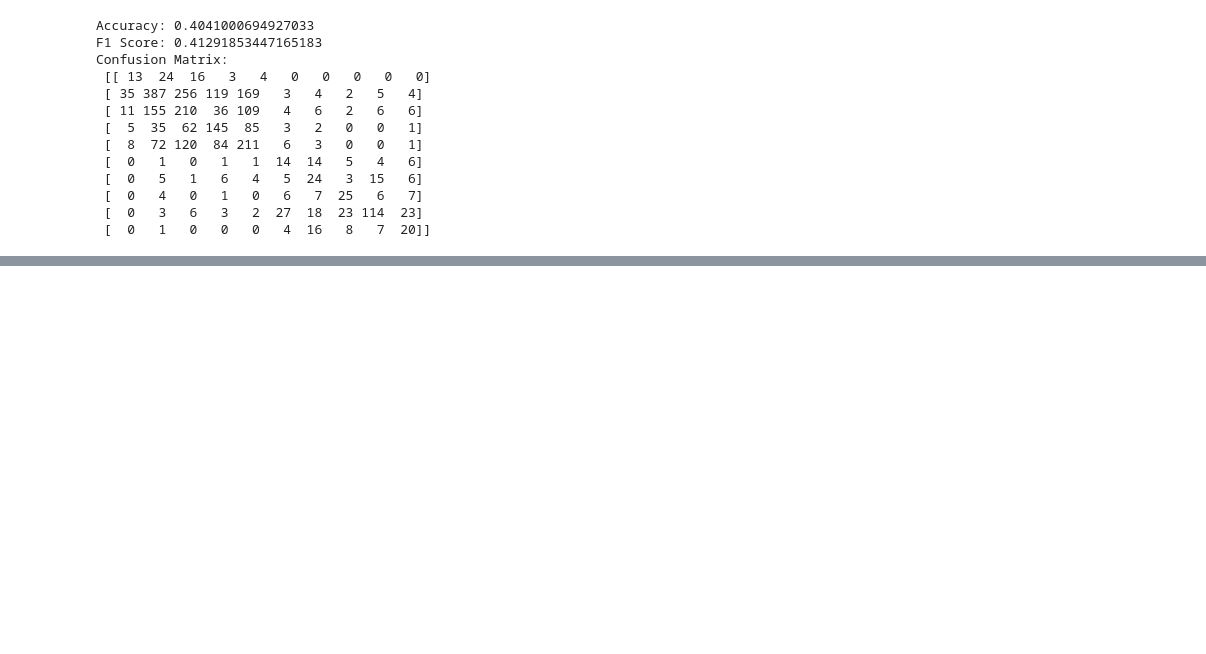
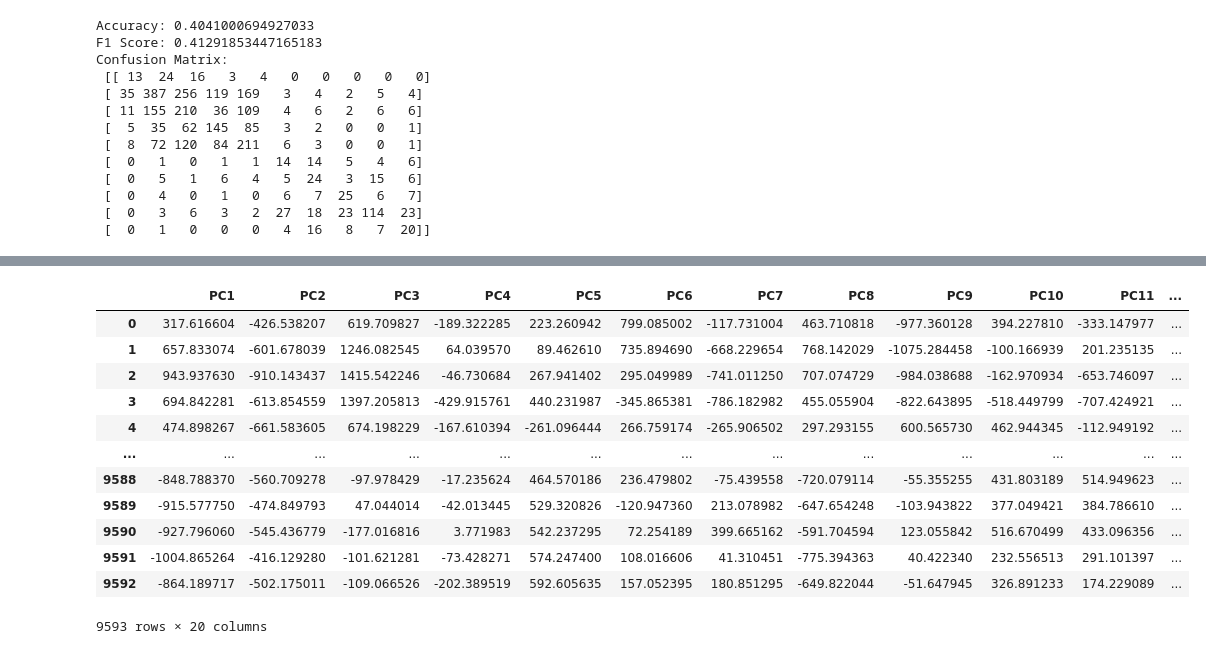
Before and after one commit to Suhail270/DMML, a Jupyter notebook: Coursework/Part 1/Models-PCA.ipynb, the cells around one changed output, grey strips where cells are left out. Drawn from its saved outputs; the diff is of its cells as text; code cells hidden in the pictures; blank space fills up the shorter version.

```diff
--- a/Coursework/Part 1/Models-PCA.ipynb
+++ b/Coursework/Part 1/Models-PCA.ipynb
@@ -1659,0 +1808,24 @@ Confusion Matrix:
+# %%
+from sklearn.decomposition import PCA
+
+def pcadata(X_train ,Y_train, n_comp):
+
+    merged_data = pd.concat([X_train, Y_train], axis=1)
+    merged_data.columns.values[-1] = 'label'
+    class_data = {}
+    for class_label in range(10):
+        class_data[class_label] = merged_data[merged_data['label'] == class_label]
+
+    pca_results = []
+    n_components = n_comp
+
+    for class_label, class_df in class_data.items():
+        features = class_df.drop('label', axis=1)
+        pca = PCA(n_components=n_components)
+        X_pca = pca.fit_transform(features)
+        df_pca = pd.DataFrame(data=X_pca, columns=[f'PC{i+1}' for i in range(n_components)])
+        pca_results.append(df_pca)
+
+    pcacombined = pd.concat(pca_results, ignore_index=True)
+
+    return pcacombined
@@ -1659,0 +1887,17 @@ Confusion Matrix:
+# %%
+df_pca_top20_out=pcadata(x_train_no_outliers,y_train_no_outliers,20)
+df_pca_top20_out
+# %% [output]
+|  | PC1 | PC2 | PC3 | PC4 | PC5 | PC6 | PC7 | PC8 | PC9 | PC10 | PC11 | ... |
+| 0 | 317.616604 | -426.538207 | 619.709827 | -189.322285 | 223.260942 | 799.085002 | -117.731004 | 463.710818 | -977.360128 | 394.227810 | -333.147977 | ... |
+| 1 | 657.833074 | -601.678039 | 1246.082545 | 64.039570 | 89.462610 | 735.894690 | -668.229654 | 768.142029 | -1075.284458 | -100.166939 | 201.235135 | ... |
+| 2 | 943.937630 | -910.143437 | 1415.542246 | -46.730684 | 267.941402 | 295.049989 | -741.011250 | 707.074729 | -984.038688 | -162.970934 | -653.746097 | ... |
+| 3 | 694.842281 | -613.854559 | 1397.205813 | -429.915761 | 440.231987 | -345.865381 | -786.182982 | 455.055904 | -822.643895 | -518.449799 | -707.424921 | ... |
+| 4 | 474.898267 | -661.583605 | 674.198229 | -167.610394 | -261.096444 | 266.759174 | -265.906502 | 297.293155 | 600.565730 | 462.944345 | -112.949192 | ... |
+| ... | ... | ... | ... | ... | ... | ... | ... | ... | ... | ... | ... | ... |
+| 9588 | -848.788370 | -560.709278 | -97.978429 | -17.235624 | 464.570186 | 236.479802 | -75.439558 | -720.079114 | -55.355255 | 431.803189 | 514.949623 | ... |
+| 9589 | -915.577750 | -474.849793 | 47.044014 | -42.013445 | 529.320826 | -120.947360 | 213.078982 | -647.654248 | -103.943822 | 377.049421 | 384.786610 | ... |
+| 9590 | -927.796060 | -545.436779 | -177.016816 | 3.771983 | 542.237295 | 72.254189 | 399.665162 | -591.704594 | 123.055842 | 516.670499 | 433.096356 | ... |
+| 9591 | -1004.865264 | -416.129280 | -101.621281 | -73.428271 | 574.247400 | 108.016606 | 41.310451 | -775.394363 | 40.422340 | 232.556513 | 291.101397 | ... |
+| 9592 | -864.189717 | -502.175011 | -109.066526 | -202.389519 | 592.605635 | 157.052395 | 180.851295 | -649.822044 | -51.647945 | 326.891233 | 174.229089 | ... |
+9593 rows × 20 columns
```
Also changed, not shown: parts of 18 cells of this notebook.
